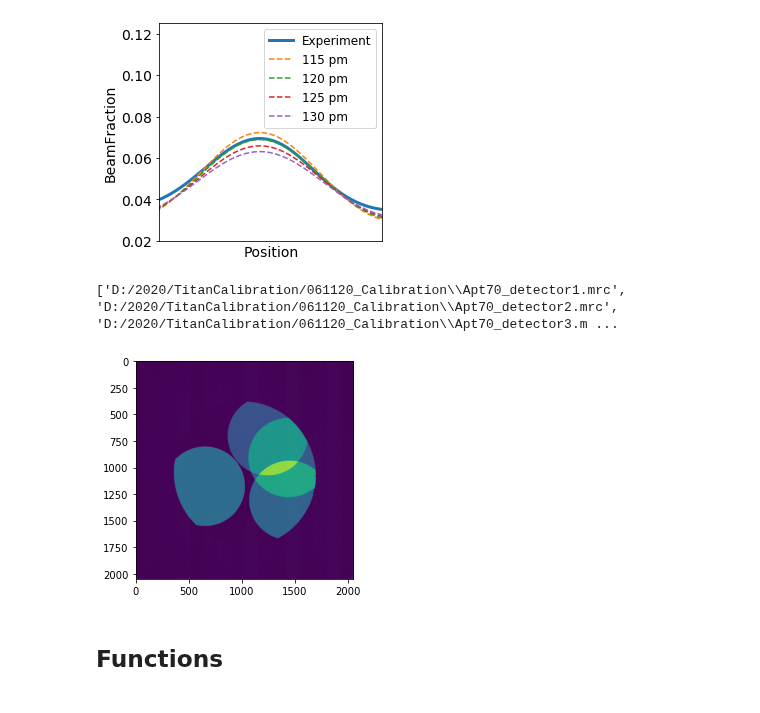
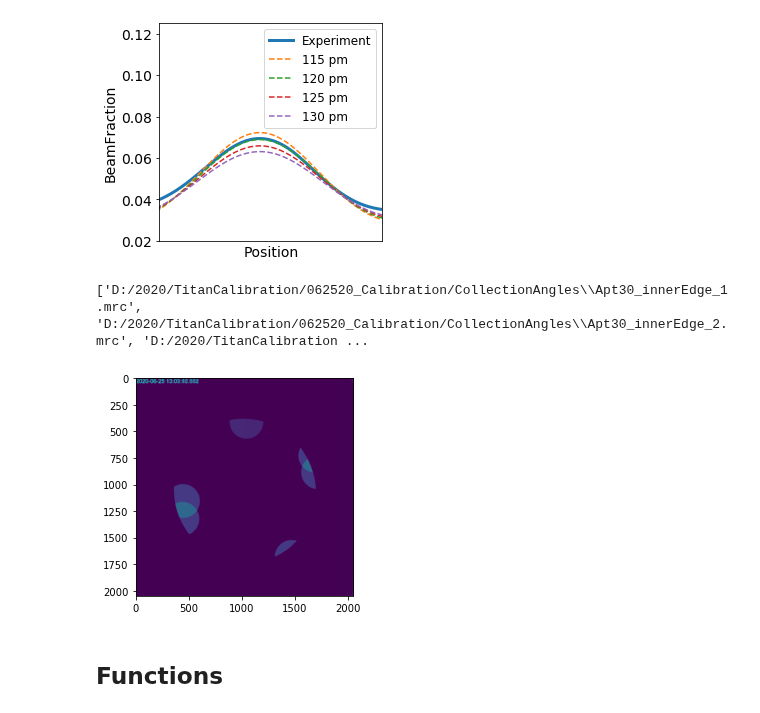
Before and after one commit to CY-Zhang/PyProcessingCodes, a Jupyter notebook: Calibrations/SourceSizeCalibration.ipynb, the cells around one changed output. Saved outputs shown, nothing was run; the diff lists cells and outputs as text; code cells hidden in the pictures.

```diff
--- a/Calibrations/SourceSizeCalibration.ipynb
+++ b/Calibrations/SourceSizeCalibration.ipynb
@@ -13,7 +13,7 @@ import glob
 ## Read registered experiment data
 # %%
 # Process registered data and crop it
-path = 'D:/2020/TitanCalibration/061120_Calibration/S2/'
+path = 'D:/2020/TitanCalibration/062520_Calibration/S3/'
 path_img = path + 'average.q2bz'
 img = LoadImage(path_img)
 path_nSamples = path + 'numSamples.q2bz'
@@ -34,8 +36,8 @@ plt.imsave(path + 'FFT.tiff', np.sqrt(np.sqrt(temp)), cmap='gray')
 # %%
 # Process HAADF detector scan to get beam and dark level
-DetectorScan = np.load('D:/2020/TitanCalibration/061120_Calibration/DetectorScan.npy')
+DetectorScan = np.load('D:/2020/TitanCalibration/062520_Calibration/DetectorScan.npy')
 # Use center part to extract dark level
-center = [512,512]
+center = [256,256]
 mask = create_circular_mask(DetectorScan.shape[0],DetectorScan.shape[1], center, 5)
 DarkLevel = DetectorScan[np.nonzero(DetectorScan*mask)].mean()
 print(DarkLevel)
@@ -142,5 +139,3 @@ Correspond to thickness in unit cell: 57
-# %%
-index = 26
 # %% [markdown]
 ## Match the whole image after Gaussian convolution
 # %%
@@ -225,18 +220,18 @@ plt.show()
 # %% [output]
 [figure]
 # %%
-path = 'D:/2020/TitanCalibration/061120_Calibration/Apt70_detector*.mrc'
+path = 'D:/2020/TitanCalibration/062520_Calibration/CollectionAngles/Apt30_innerEdge*.mrc'
 filelist = glob.glob(path)
 print(filelist)
 image = np.zeros(2048)
 for i in range(len(filelist)):
     image = image + loadMRCfile(filelist[i])
 plt.imshow(image)
-plt.imsave('D:/2020/TitanCalibration/061120_Calibration/DetectorEdge.tiff', image, cmap='gray')
+plt.imsave('D:/2020/TitanCalibration/062520_Calibration/CollectionAngles/DetectorEdge.tiff', image, cmap='gray')
 # image = loadMRCfile(filepath)
 # %% [output]
-['D:/2020/TitanCalibration/061120_Calibration\\Apt70_detector1.mrc', 'D:/2020/TitanCalibration/061120_Calibration\\Apt70_detector2.mrc', 'D:/2020/TitanCalibration/061120_Calibration\\Apt70_detector3.m ...
+['D:/2020/TitanCalibration/062520_Calibration/CollectionAngles\\Apt30_innerEdge_1.mrc', 'D:/2020/TitanCalibration/062520_Calibration/CollectionAngles\\Apt30_innerEdge_2.mrc', 'D:/2020/TitanCalibration ...
-[figure, old version]
+[figure, new version]
 # %% [markdown]
 ## Functions
 # %%
```
Also changed, not shown: parts of 6 cells of this notebook, 4 other files.
